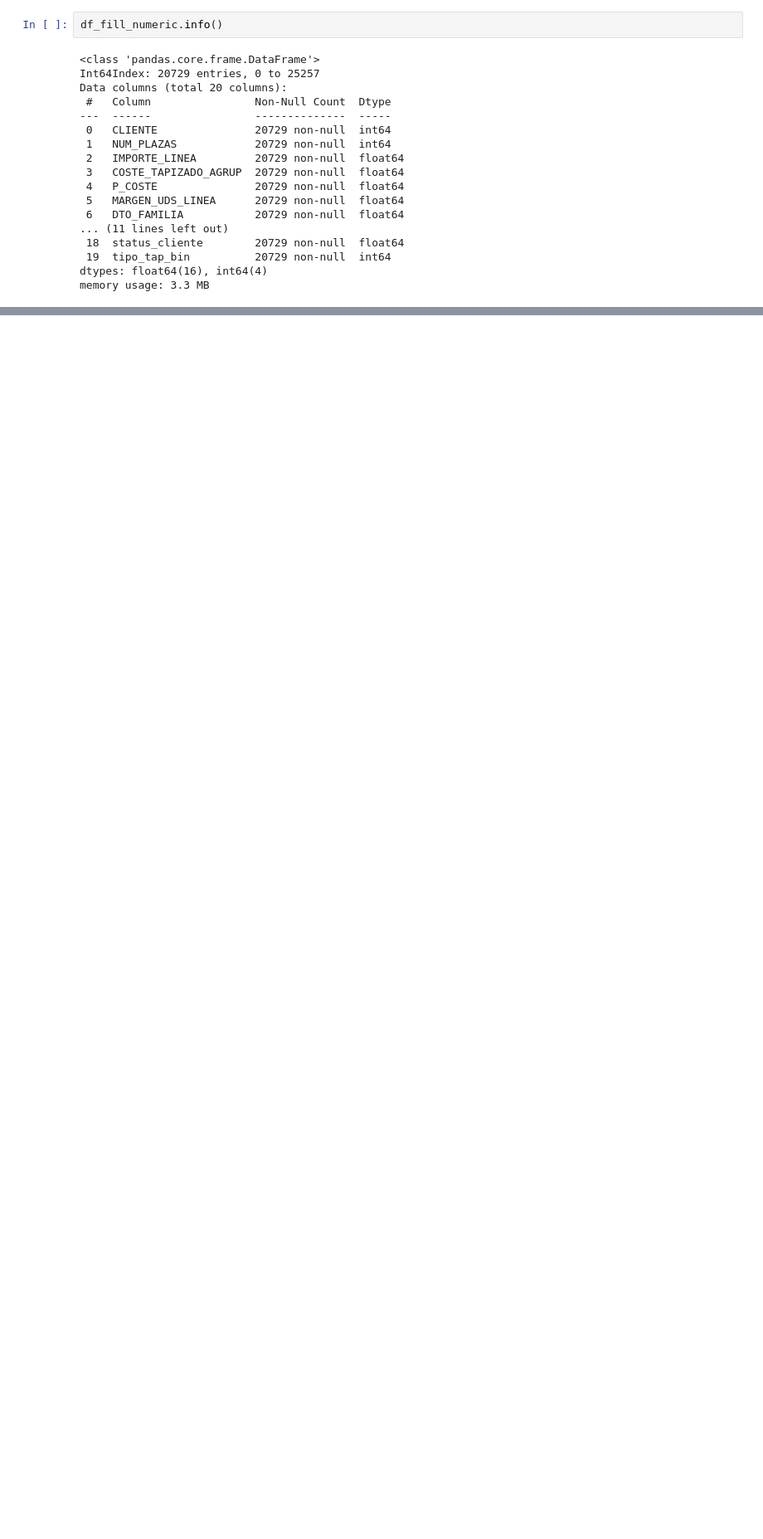
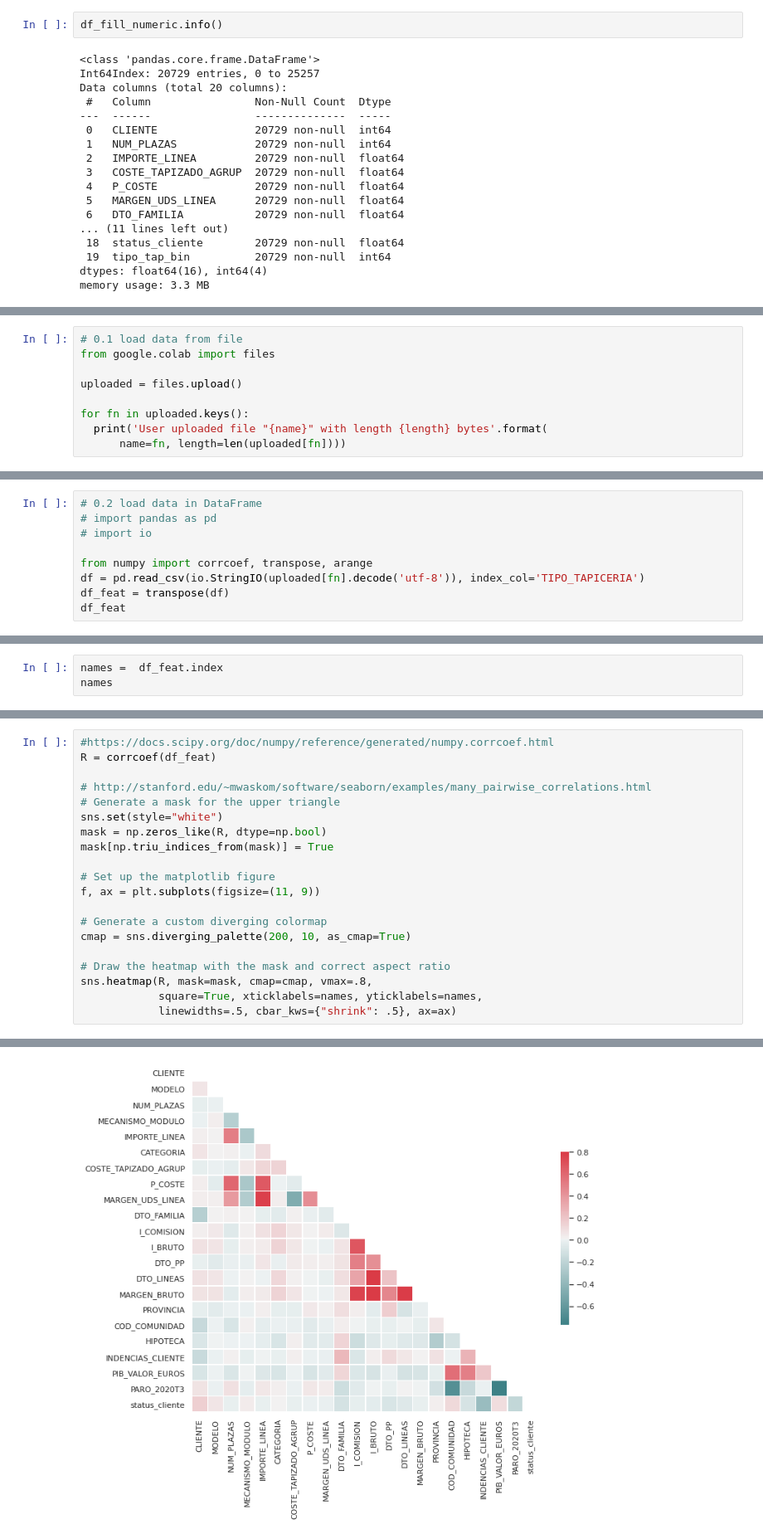
Before and after one commit to pacogp/TFM, a Jupyter notebook: Analisis_Exploratorio_TFM.ipynb, the cells around one changed output, grey strips where cells are left out. Shown at 83% size. Saved outputs shown, nothing was run; the diff lists cells and outputs as text; blank space fills up the shorter version.

```diff
--- a/Analisis_Exploratorio_TFM.ipynb
+++ b/Analisis_Exploratorio_TFM.ipynb
@@ -1353,0 +1415,9 @@ Cantidad de columnas: 25
+# %%
+# 0.1 load data from file
+from google.colab import files
+
+uploaded = files.upload()
+
+for fn in uploaded.keys():
+  print('User uploaded file "{name}" with length {length} bytes'.format(
+      name=fn, length=len(uploaded[fn])))
@@ -1353,0 +1428,9 @@ Cantidad de columnas: 25
+# %%
+# 0.2 load data in DataFrame
+# import pandas as pd
+# import io
+
+from numpy import corrcoef, transpose, arange
+df = pd.read_csv(io.StringIO(uploaded[fn].decode('utf-8')), index_col='TIPO_TAPICERIA')
+df_feat = transpose(df)
+df_feat
@@ -1353,0 +1458,3 @@ Cantidad de columnas: 25
+# %%
+names =  df_feat.index
+names
@@ -1353,0 +1469,21 @@ Cantidad de columnas: 25
+# %%
+#https://docs.scipy.org/doc/numpy/reference/generated/numpy.corrcoef.html
+R = corrcoef(df_feat)
+
+# http://stanford.edu/~mwaskom/software/seaborn/examples/many_pairwise_correlations.html
+# Generate a mask for the upper triangle
+sns.set(style="white")
+mask = np.zeros_like(R, dtype=np.bool)
+mask[np.triu_indices_from(mask)] = True
+
+# Set up the matplotlib figure
+f, ax = plt.subplots(figsize=(11, 9))
+
+# Generate a custom diverging colormap
+cmap = sns.diverging_palette(200, 10, as_cmap=True)
+
+# Draw the heatmap with the mask and correct aspect ratio
+sns.heatmap(R, mask=mask, cmap=cmap, vmax=.8,
+            square=True, xticklabels=names, yticklabels=names,
+            linewidths=.5, cbar_kws={"shrink": .5}, ax=ax)
+# %% [output]
@@ -1353,0 +1491 @@ Cantidad de columnas: 25
+[figure, added]
```
Also changed, not shown: parts of 29 cells of this notebook.
